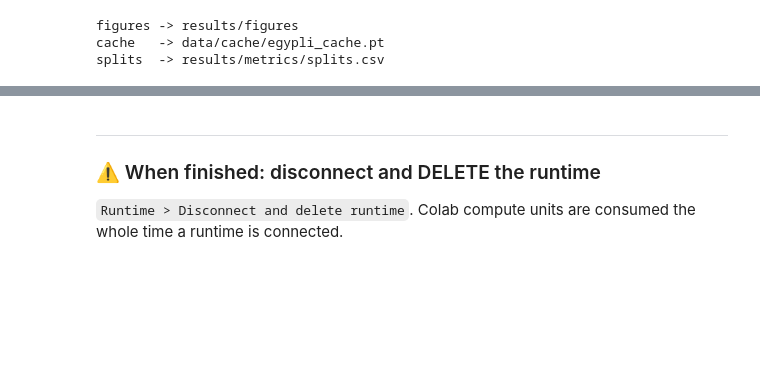
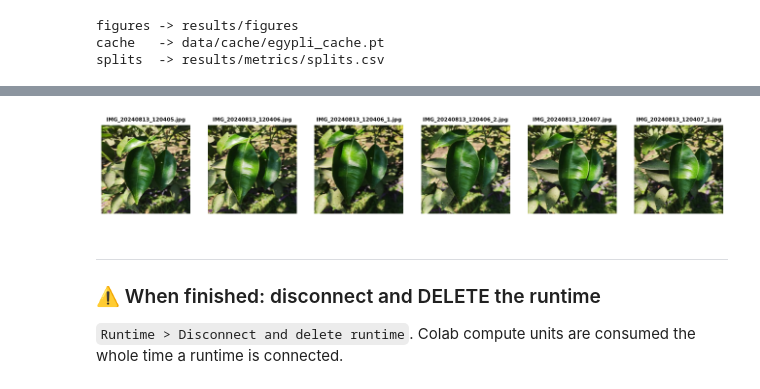
Before and after one commit to Kidhurshan/plant-leaf-classifier, a Jupyter notebook: notebooks/01_setup_and_data.ipynb, the cells around one changed output, grey strips where cells are left out. Drawn from its saved outputs; the diff is of its cells as text; code cells hidden in the pictures; blank space fills up the shorter version.

```diff
--- a/notebooks/01_setup_and_data.ipynb
+++ b/notebooks/01_setup_and_data.ipynb
@@ -236,3 +246,14 @@ print(f"{len(groups)} groups, {len(span)} span >1 split ({100*len(span)/len(grou
+# %%
+from PIL import Image
+import matplotlib.pyplot as plt
+from src.data import find_image_files
+fs = [p for p in find_image_files(cfg.paths.data_dir) if '/Orange' in str(p)][:6]
+fig, ax = plt.subplots(1, 6, figsize=(15, 3))
+for a, f in zip(ax, fs):
+    a.imshow(Image.open(f)); a.axis('off'); a.set_title(f.name, fontsize=7)
+plt.show()
+# %% [output]
+[figure, added]
 # %% [markdown]
 ---
 ### ⚠️ When finished: disconnect and DELETE the runtime
```
Also changed, not shown: parts of 4 cells of this notebook, 4 other files.
